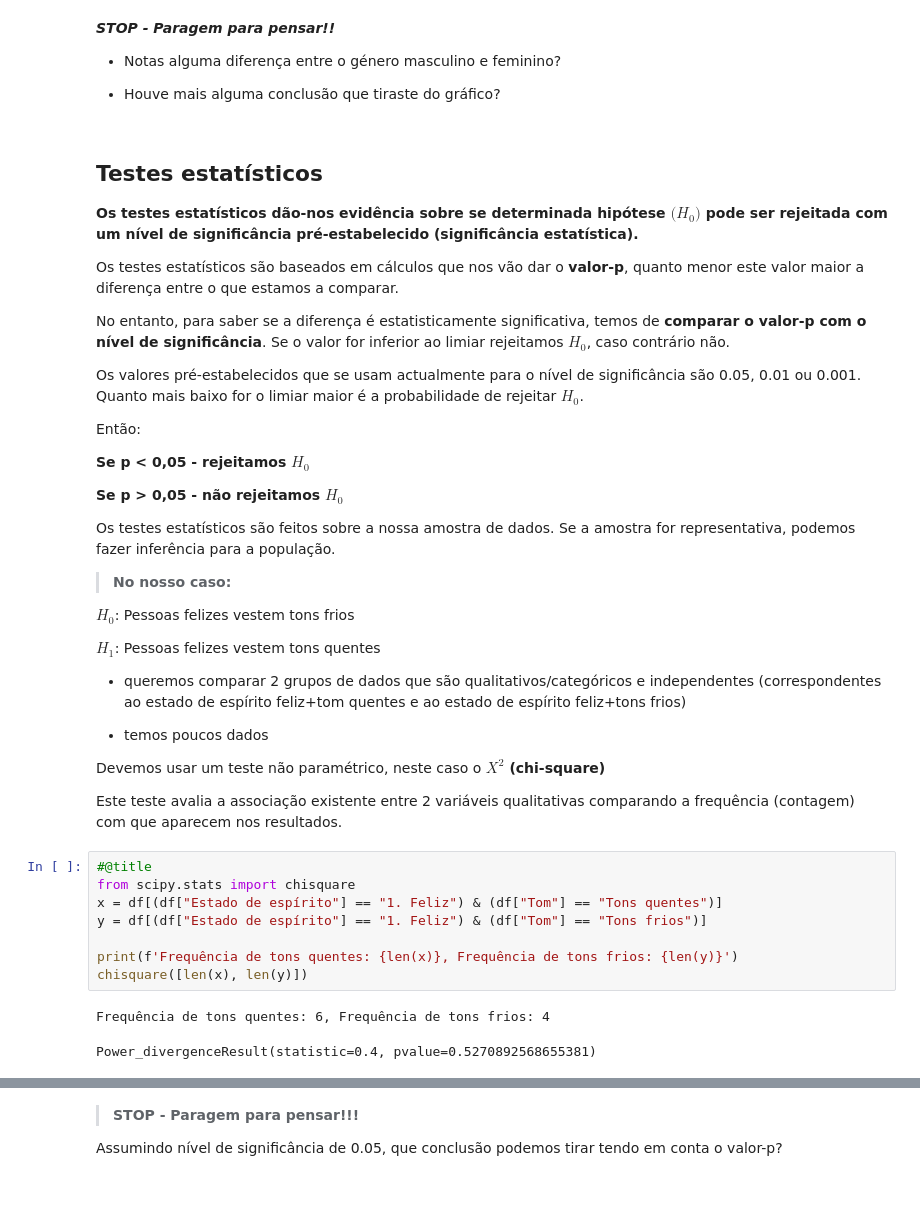
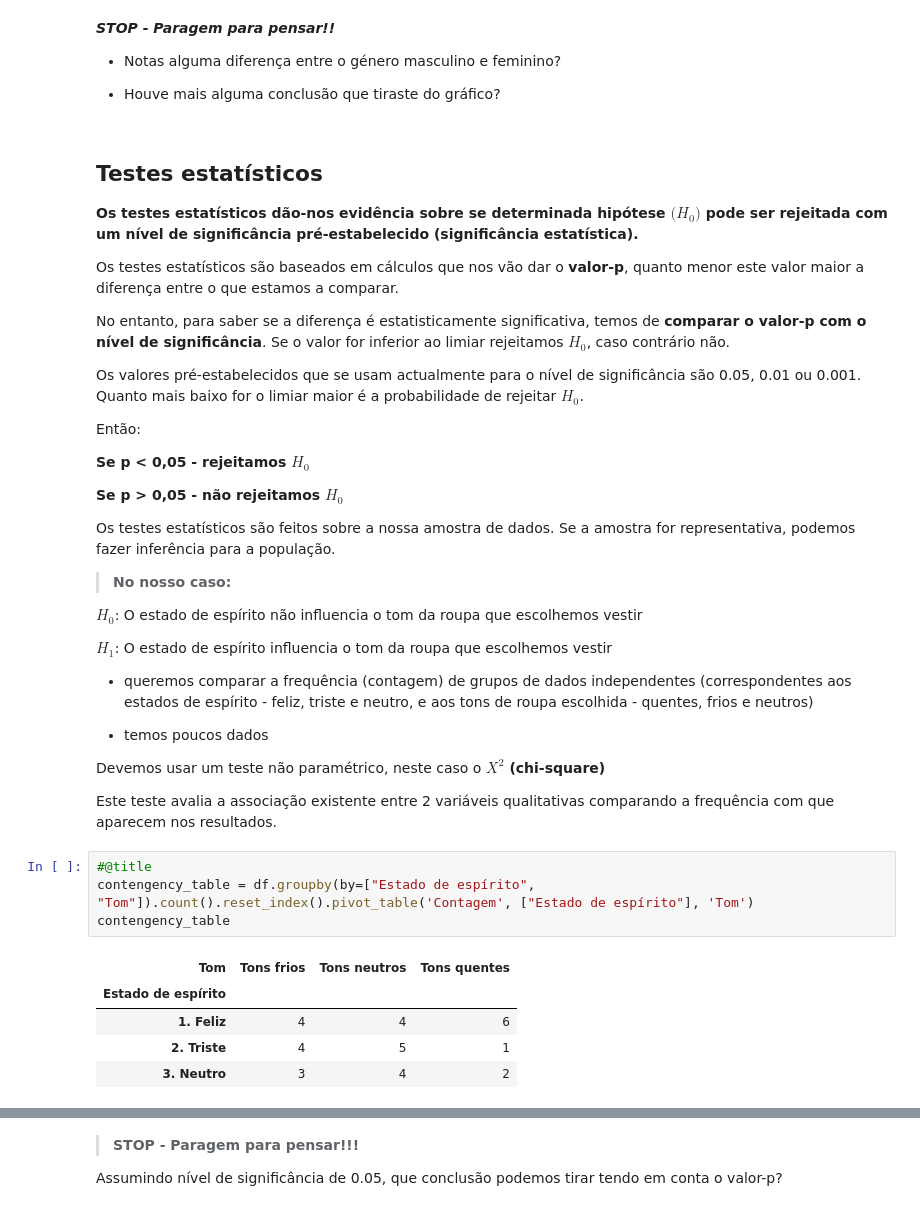
Before and after one commit to CIBIT-UC/clube-ciencia-viva, a Jupyter notebook: tutorials/SAG-sessao10-group1.ipynb, the cells around one changed output, grey strips where cells are left out. Cells and saved outputs as stored; diff of their text form.

```diff
--- a/tutorials/SAG-sessao10-group1.ipynb
+++ b/tutorials/SAG-sessao10-group1.ipynb
@@ -241,25 +241,24 @@ Os testes estatísticos são feitos sobre a nossa amostra de dados. Se a amostra
 
 > **No nosso caso:**
 
-$H_0$: Pessoas felizes vestem tons frios
+$H_0$: O estado de espírito não influencia o tom da roupa que escolhemos vestir
 
-$H_1$: Pessoas felizes vestem tons quentes
+$H_1$: O estado de espírito influencia o tom da roupa que escolhemos vestir
 
-- queremos comparar 2 grupos de dados que são qualitativos/categóricos e independentes (correspondentes ao estado de espírito feliz+tom quentes e ao estado de espírito feliz+tons frios)
+- queremos comparar a frequência (contagem) de grupos de dados independentes (correspondentes aos estados de espírito - feliz, triste e neutro, e aos tons de roupa escolhida - quentes, frios e neutros)
 
 - temos poucos dados
 
 Devemos usar um teste não paramétrico, neste caso o **$X^2$ (chi-square)**
 
-Este teste avalia a associação existente entre 2 variáveis qualitativas comparando a frequência (contagem) com que aparecem nos resultados.
+Este teste avalia a associação existente entre 2 variáveis qualitativas comparando a frequência com que aparecem nos resultados.
-# %%
-#@title
-from scipy.stats import chisquare
-x = df[(df["Estado de espírito"] == "1. Feliz") & (df["Tom"] == "Tons quentes")]
-y = df[(df["Estado de espírito"] == "1. Feliz") & (df["Tom"] == "Tons frios")]
-
-print(f'Frequência de tons quentes: {len(x)}, Frequência de tons frios: {len(y)}')
-chisquare([len(x), len(y)])
-# %% [output]
-Frequência de tons quentes: 6, Frequência de tons frios: 4
-Power_divergenceResult(statistic=0.4, pvalue=0.5270892568655381)
+# %%
+#@title
+contengency_table = df.groupby(by=["Estado de espírito", "Tom"]).count().reset_index().pivot_table('Contagem', ["Estado de espírito"], 'Tom')
+contengency_table
+# %% [output]
+| Tom | Tons frios | Tons neutros | Tons quentes |
+| Estado de espírito |  |  |  |
+| 1. Feliz | 4 | 4 | 6 |
+| 2. Triste | 4 | 5 | 1 |
+| 3. Neutro | 3 | 4 | 2 |
```
Also changed, not shown: parts of 3 cells of this notebook, 2 other files.
